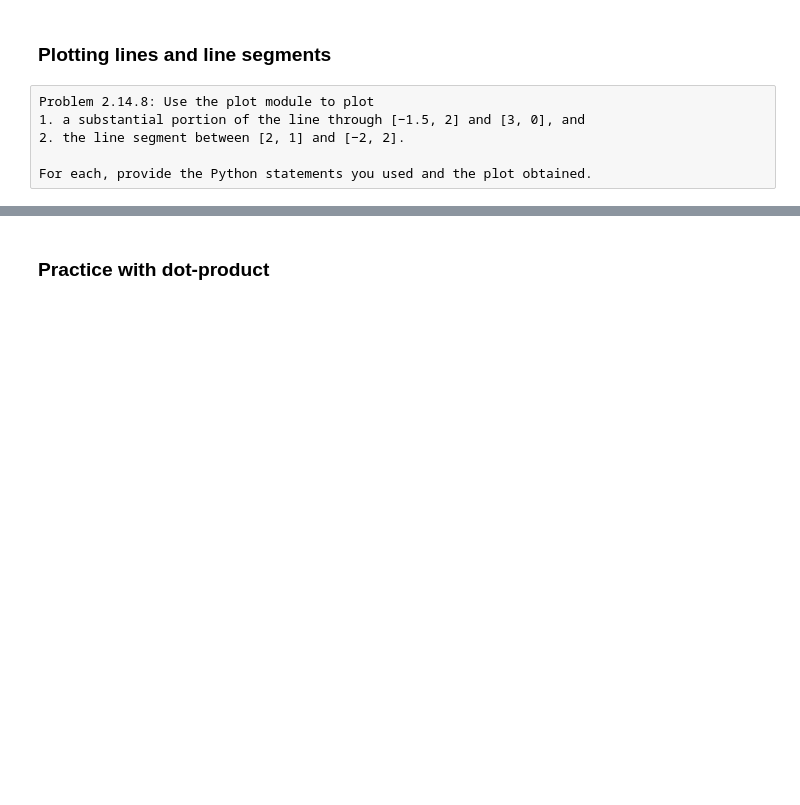
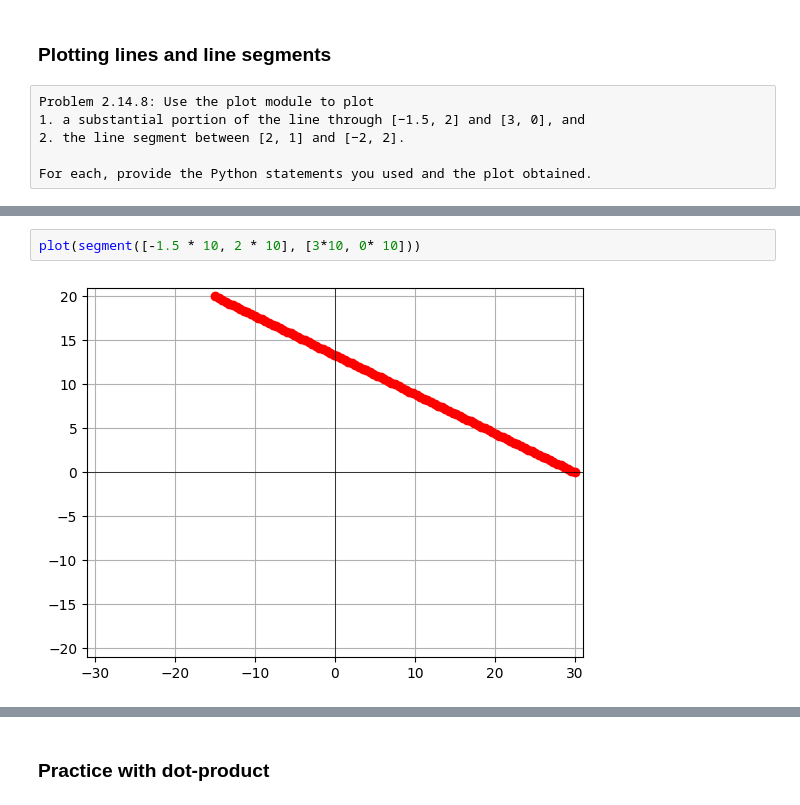
Before and after one commit to jjmaturino/coding_the_matrix, a Jupyter notebook: 2_the_vector/readings.ipynb, the cells around one changed output, grey strips where cells are left out. Cells and saved outputs as stored; diff of their text form; blank space fills up the shorter version.

```diff
--- a/2_the_vector/readings.ipynb
+++ b/2_the_vector/readings.ipynb
@@ -5238,0 +5739,4 @@ For each, provide the Python statements you used and the plot obtained.
+# %%
+plot(segment([-1.5 * 10, 2 * 10], [3*10, 0* 10]))
+# %% [output]
+[figure, added]
```
Also changed, not shown: parts of 72 cells of this notebook, 4 other files.
